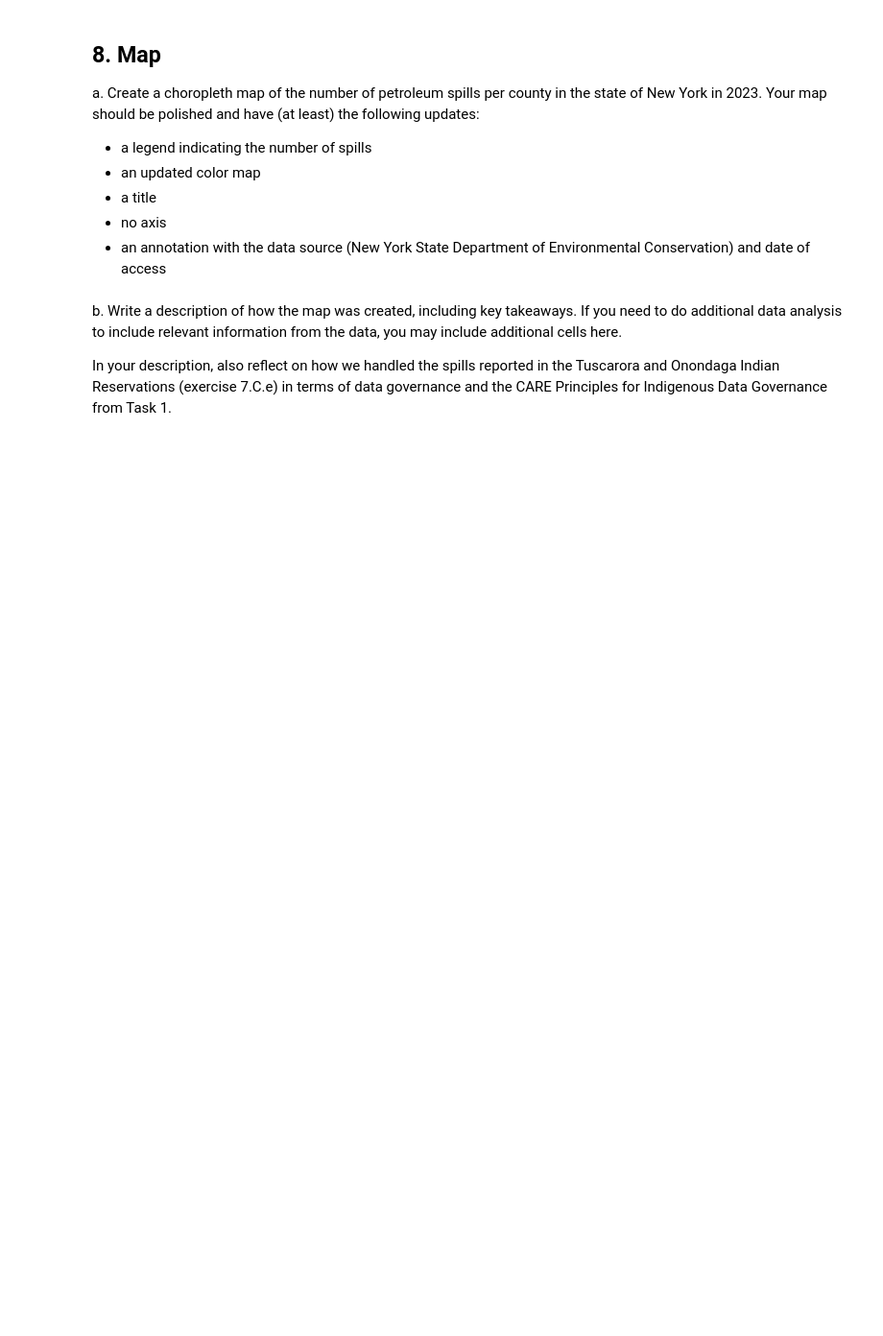
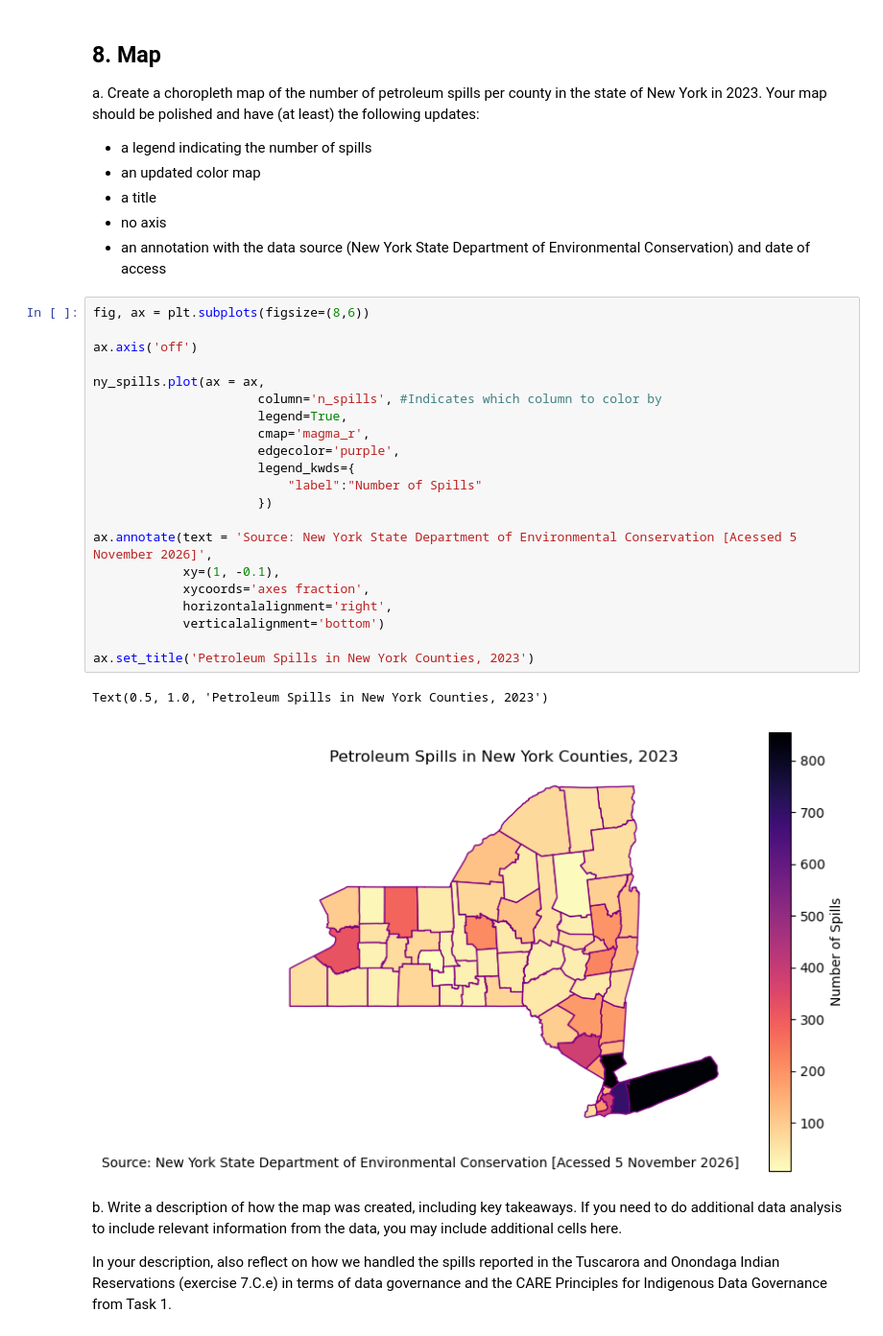
Before and after one commit to edengonzalezz/eds220-hwk3, a Jupyter notebook: hwk3-task2-spills.ipynb, the cells around one changed output. Shown at 96% size. Saved outputs shown, nothing was run; the diff lists cells and outputs as text; blank space fills up the shorter version.

```diff
--- a/hwk3-task2-spills.ipynb
+++ b/hwk3-task2-spills.ipynb
@@ -736,6 +859,30 @@ Your map should be polished and have (at least) the following updates:
 - a title
 - no axis
 - an annotation with the data source (New York State Department of Environmental Conservation) and date of access
+# %%
+fig, ax = plt.subplots(figsize=(8,6))
+
+ax.axis('off')
+
+ny_spills.plot(ax = ax,
+                      column='n_spills', #Indicates which column to color by
+                      legend=True,
+                      cmap='magma_r',
+                      edgecolor='purple',
+                      legend_kwds={
+                          "label":"Number of Spills"
+                      })
+
+ax.annotate(text = 'Source: New York State Department of Environmental Conservation [Acessed 5 November 2026]',
+            xy=(1, -0.1),
+            xycoords='axes fraction',
+            horizontalalignment='right',
+            verticalalignment='bottom')
+
+ax.set_title('Petroleum Spills in New York Counties, 2023')
+# %% [output]
+Text(0.5, 1.0, 'Petroleum Spills in New York Counties, 2023')
+[figure, added]
 # %% [markdown]
 b. Write a description of how the map was created, including key takeaways. If you need to do additional data analysis to include relevant information from the data, you may include additional cells here.
 
```
Also changed, not shown: parts of 24 cells of this notebook.
